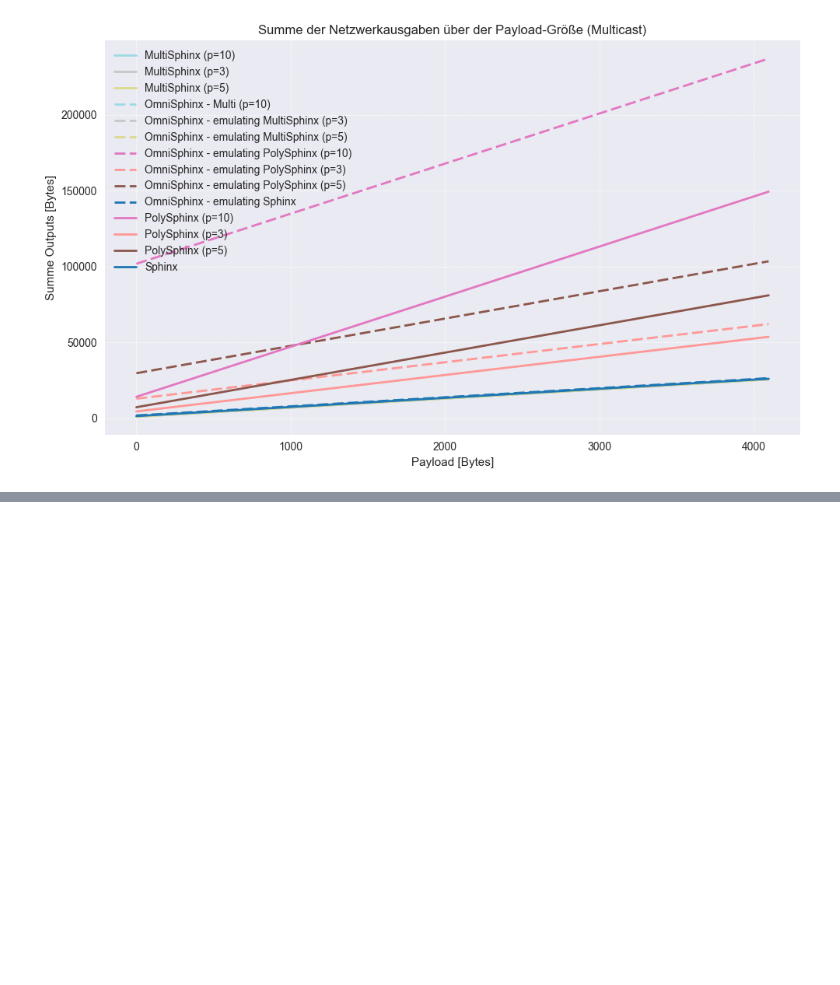
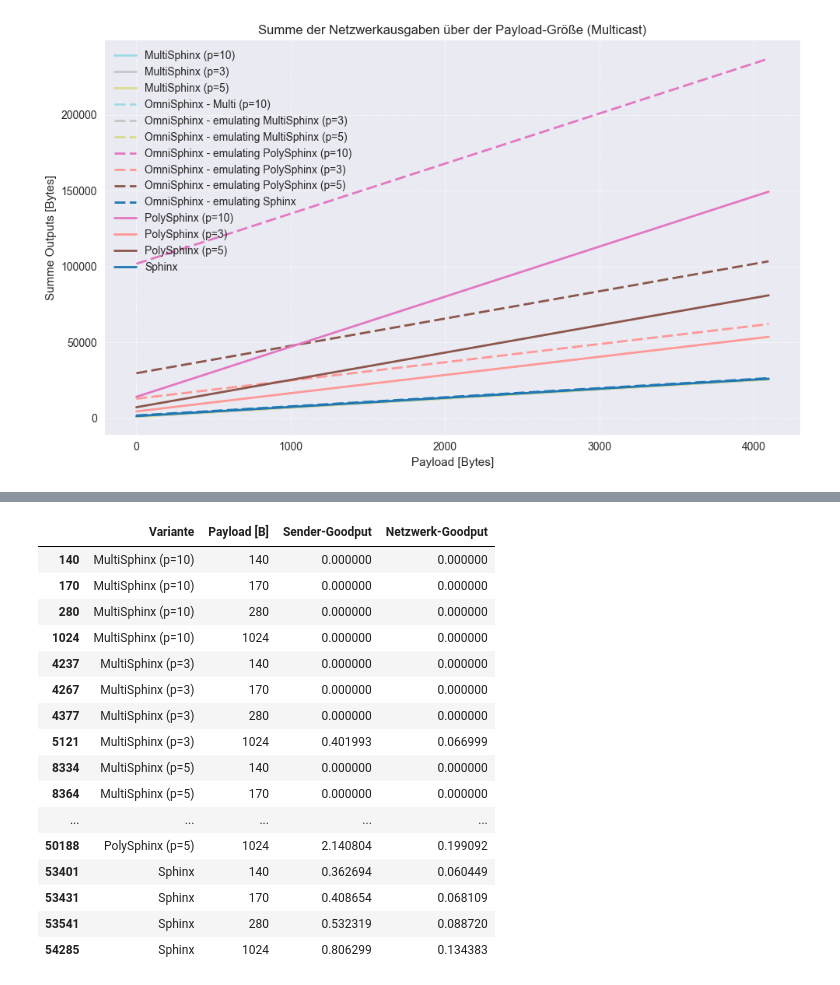
Before and after one commit to kit-ps/OmniSphinx, a Jupyter notebook: size_evaluation.ipynb, the cells around one changed output, grey strips where cells are left out. Cells and saved outputs as stored; diff of their text form; code cells hidden in the pictures; blank space fills up the shorter version.

```diff
--- a/size_evaluation.ipynb
+++ b/size_evaluation.ipynb
@@ -1812,0 +1815,34 @@ plt.show()
+# %%
+payloads_to_display = [140, 170, 280, 1024]
+multicast_goodput_subset = multicast_payload_metrics_df[
+    multicast_payload_metrics_df['Payload [B]'].isin(payloads_to_display)
+]
+multicast_goodput_subset = multicast_goodput_subset.copy()
+multicast_goodput_subset['Payload [B]'] = multicast_goodput_subset['Payload [B]'].astype(int)
+display(
+    multicast_goodput_subset[[
+        'Variante',
+        'Payload [B]',
+        'Sender-Goodput',
+        'Netzwerk-Goodput',
+    ]]
+    .sort_values(['Variante', 'Payload [B]'])
+)
+# %% [output]
+|  | Variante | Payload [B] | Sender-Goodput | Netzwerk-Goodput |
+| 140 | MultiSphinx (p=10) | 140 | 0.000000 | 0.000000 |
+| 170 | MultiSphinx (p=10) | 170 | 0.000000 | 0.000000 |
+| 280 | MultiSphinx (p=10) | 280 | 0.000000 | 0.000000 |
+| 1024 | MultiSphinx (p=10) | 1024 | 0.000000 | 0.000000 |
+| 4237 | MultiSphinx (p=3) | 140 | 0.000000 | 0.000000 |
+| 4267 | MultiSphinx (p=3) | 170 | 0.000000 | 0.000000 |
+| 4377 | MultiSphinx (p=3) | 280 | 0.000000 | 0.000000 |
+| 5121 | MultiSphinx (p=3) | 1024 | 0.401993 | 0.066999 |
+| 8334 | MultiSphinx (p=5) | 140 | 0.000000 | 0.000000 |
+| 8364 | MultiSphinx (p=5) | 170 | 0.000000 | 0.000000 |
+| ... | ... | ... | ... | ... |
+| 50188 | PolySphinx (p=5) | 1024 | 2.140804 | 0.199092 |
+| 53401 | Sphinx | 140 | 0.362694 | 0.060449 |
+| 53431 | Sphinx | 170 | 0.408654 | 0.068109 |
+| 53541 | Sphinx | 280 | 0.532319 | 0.088720 |
+| 54285 | Sphinx | 1024 | 0.806299 | 0.134383 |
```
Also changed, not shown: parts of 2 cells of this notebook.
